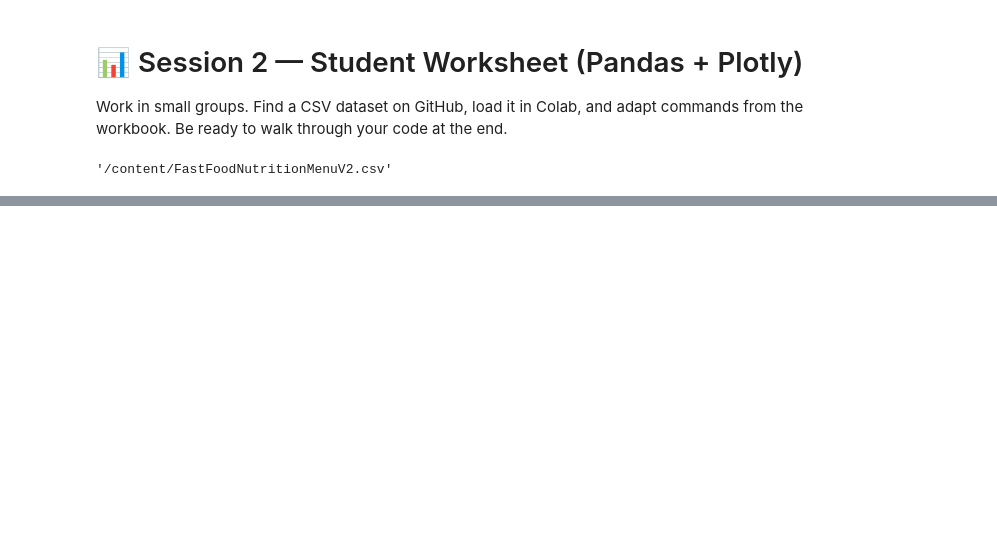
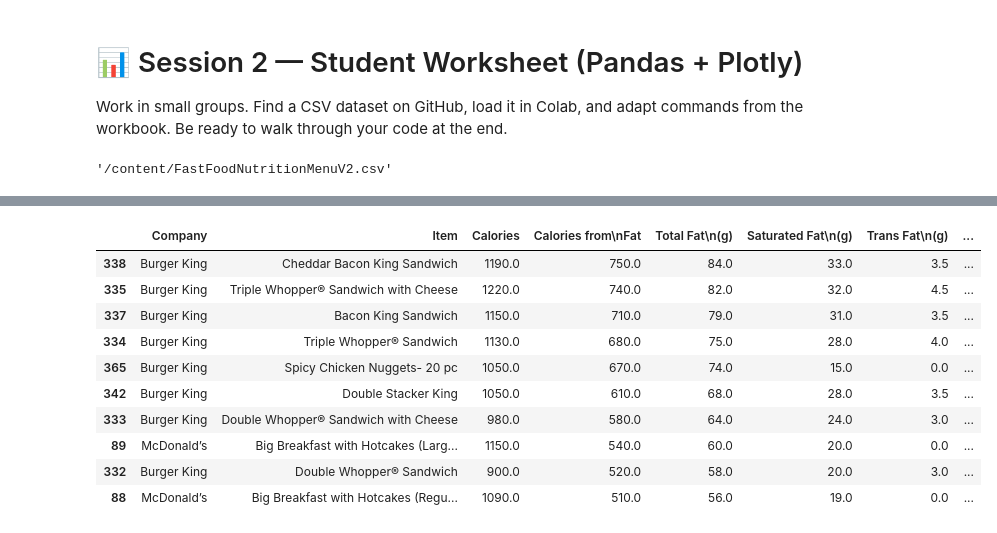
Before and after one commit to ShayHXY1017/Python_Course, a Jupyter notebook: Session_2_Student_Worksheet.ipynb, the cells around one changed output, grey strips where cells are left out. Cells and saved outputs as stored; diff of their text form; code cells hidden in the pictures; blank space fills up the shorter version.

```diff
--- a/Session_2_Student_Worksheet.ipynb
+++ b/Session_2_Student_Worksheet.ipynb
@@ -111,0 +76,15 @@ fig.show()
+# %%
+top_10_fat = fast_food.sort_values('Calories from\nFat', ascending=False).head(10)
+top_10_fat
+# %% [output]
+|  | Company | Item | Calories | Calories from\nFat | Total Fat\n(g) | Saturated Fat\n(g) | Trans Fat\n(g) | ... |
+| 338 | Burger King | Cheddar Bacon King Sandwich | 1190.0 | 750.0 | 84.0 | 33.0 | 3.5 | ... |
+| 335 | Burger King | Triple Whopper® Sandwich with Cheese | 1220.0 | 740.0 | 82.0 | 32.0 | 4.5 | ... |
+| 337 | Burger King | Bacon King Sandwich | 1150.0 | 710.0 | 79.0 | 31.0 | 3.5 | ... |
+| 334 | Burger King | Triple Whopper® Sandwich | 1130.0 | 680.0 | 75.0 | 28.0 | 4.0 | ... |
+| 365 | Burger King | Spicy Chicken Nuggets- 20 pc | 1050.0 | 670.0 | 74.0 | 15.0 | 0.0 | ... |
+| 342 | Burger King | Double Stacker King | 1050.0 | 610.0 | 68.0 | 28.0 | 3.5 | ... |
+| 333 | Burger King | Double Whopper® Sandwich with Cheese | 980.0 | 580.0 | 64.0 | 24.0 | 3.0 | ... |
+| 89 | McDonald’s | Big Breakfast with Hotcakes (Larg... | 1150.0 | 540.0 | 60.0 | 20.0 | 0.0 | ... |
+| 332 | Burger King | Double Whopper® Sandwich | 900.0 | 520.0 | 58.0 | 20.0 | 3.0 | ... |
+| 88 | McDonald’s | Big Breakfast with Hotcakes (Regu... | 1090.0 | 510.0 | 56.0 | 19.0 | 0.0 | ... |
```
Also changed, not shown: parts of 13 cells of this notebook.
